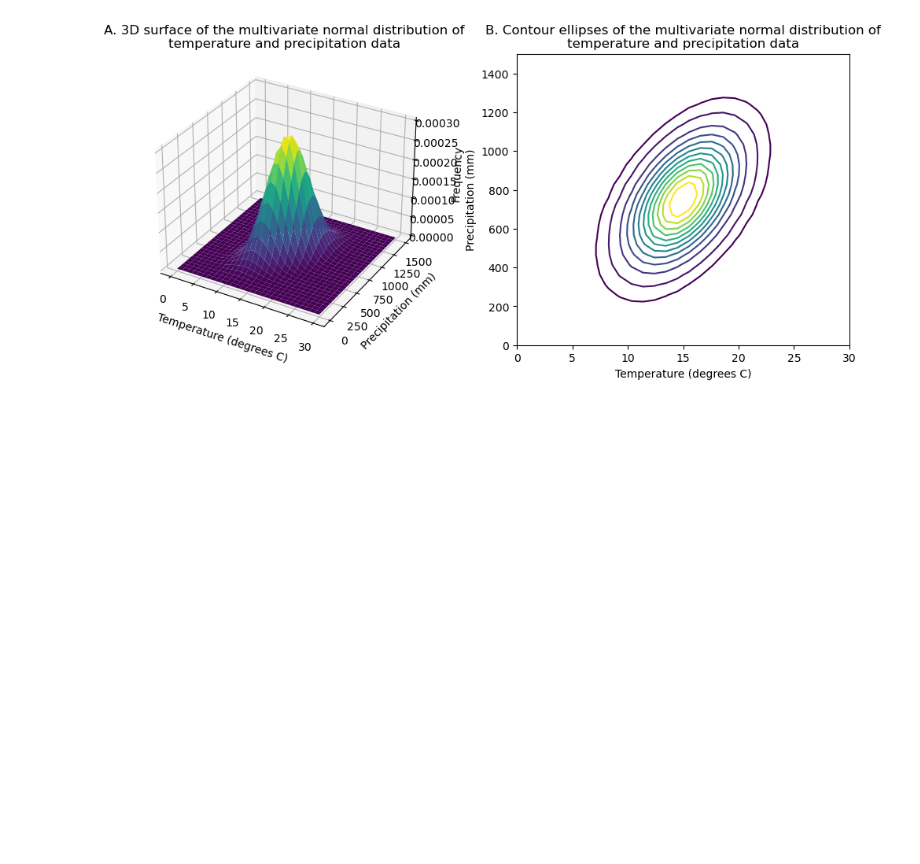
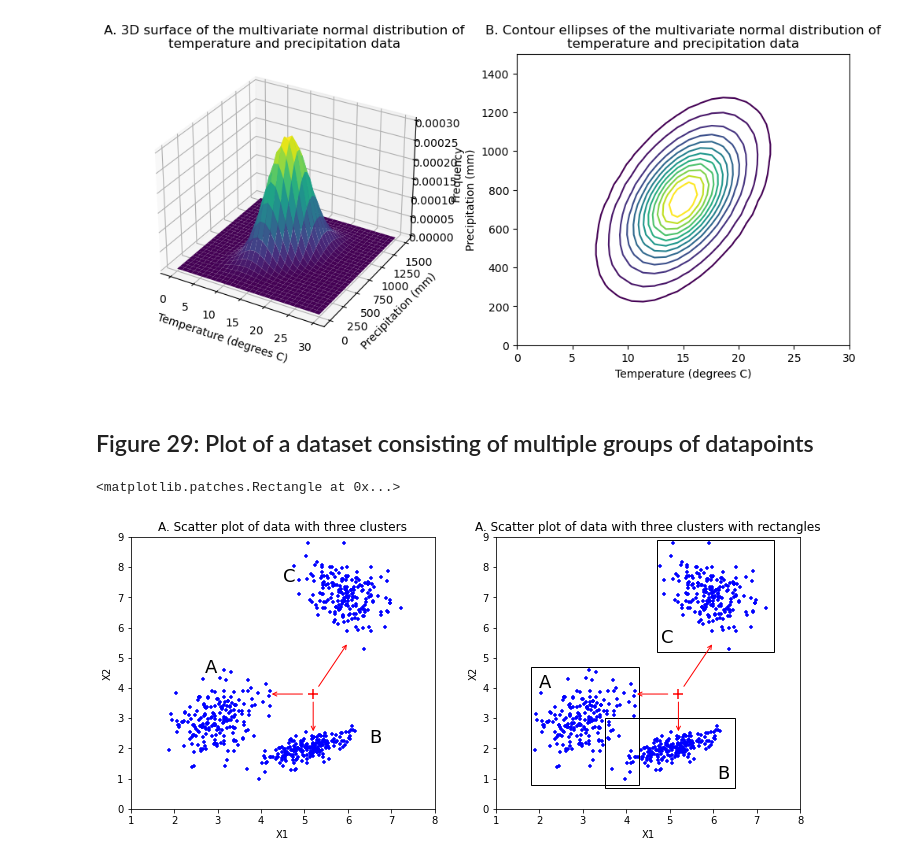
Before and after one commit to nielsjdewinter/VU_Data_analysis_Jupyter_labs, a Jupyter notebook: Syllabus_functions.ipynb, the cells around one changed output. Cells and saved outputs as stored; diff of their text form; code cells hidden in the pictures; blank space fills up the shorter version.

```diff
--- a/Syllabus_functions.ipynb
+++ b/Syllabus_functions.ipynb
@@ -957,3 +960,75 @@ ax.set_ylabel('Precipitation (mm)')
 plt.show()
 # %% [output]
 [figure]
+# %% [markdown]
+## Figure 29: Plot of a dataset consisting of multiple groups of datapoints
+# %%
+# Create dataset by sampling from three multivariate normal distributions
+np.random.seed(0) # Set seed
+
+samples1 = np.random.multivariate_normal([3, 3],
+    [[0.25, 0.5 * 0.6 * 0.3], [0.5 * 0.6 * 0.3, 0.36]], # Simulate correlation of 0.5
+    200
+)
+samples2 = np.random.multivariate_normal([5, 2],
+    [[0.25, 0.5 * 0.3 * 0.7], [0.5 * 0.3 * 0.7, 0.09]], # Simulate correlation of 0.5
+    200
+)
+samples3 = np.random.multivariate_normal([6, 7],
+    [[0.25, 0.5 * 0.6 * -0.3], [0.5 * 0.6 * -0.3, 0.36]], # Simulate correlation of 0.5
+    200
+)
+
+# Plot scatterplot panels
+
+# Create subplots
+fig, axs = plt.subplots(1, 2, figsize = (12, 5))
+
+# Plot A scatterplot
+axs[0].scatter(samples1[:, 0], samples1[:, 1], marker = '+', s = 10, color = "blue") # Plot histogram
+axs[0].scatter(samples2[:, 0], samples2[:, 1], marker = '+', s = 10, color = "blue") # Plot histogram
+axs[0].scatter(samples3[:, 0], samples3[:, 1], marker = '+', s = 10, color = "blue") # Plot histogram
+axs[0].scatter(5.2, 3.8, marker = '+', s = 100, color = "red") # Plot histogram
+axs[0].set_title('A. Scatter plot of data with three clusters')
+axs[0].set_ylabel('X2')
+axs[0].set_xlabel('X1')
+axs[0].set_ylim(0, 9)
+axs[0].set_xlim(1, 8)
+axs[0].text(2.7, 4.5, 'A', size = 18)
+axs[0].text(6.5, 2.2, 'B', size = 18)
+axs[0].text(4.5, 7.5, 'C', size = 18)
+
+# Add annotation with arrows
+axs[0].annotate('', xy = (5.2, 2.5), xytext = (5.2, 3.6), arrowprops = dict(arrowstyle = '->', color = 'red'))
+axs[0].annotate('', xy = (4.2, 3.8), xytext = (5.0, 3.8), arrowprops = dict(arrowstyle = '->', color = 'red'))
+axs[0].annotate('', xy = (6, 5.5), xytext = (5.3, 4), arrowprops = dict(arrowstyle = '->', color = 'red'))
+
+# Plot B scatterplot with rectangles and arrows
+axs[1].scatter(samples1[:, 0], samples1[:, 1], marker = '+', s = 10, color = "blue") # Plot histogram
+axs[1].scatter(samples2[:, 0], samples2[:, 1], marker = '+', s = 10, color = "blue") # Plot histogram
+axs[1].scatter(samples3[:, 0], samples3[:, 1], marker = '+', s = 10, color = "blue") # Plot histogram
+axs[1].scatter(5.2, 3.8, marker = '+', s = 100, color = "red") # Plot histogram
+axs[1].set_title('A. Scatter plot of data with three clusters with rectangles')
+axs[1].set_ylabel('X2')
+axs[1].set_xlabel('X1')
+axs[1].set_ylim(0, 9)
+axs[1].set_xlim(1, 8)
+axs[1].text(2.0, 4.0, 'A', size = 18)
+axs[1].text(6.1, 1.0, 'B', size = 18)
+axs[1].text(4.8, 5.5, 'C', size = 18)
+
+# Add annotation with arrows
+axs[1].annotate('', xy = (5.2, 2.5), xytext = (5.2, 3.6), arrowprops = dict(arrowstyle = '->', color = 'red'))
+axs[1].annotate('', xy = (4.2, 3.8), xytext = (5.0, 3.8), arrowprops = dict(arrowstyle = '->', color = 'red'))
+axs[1].annotate('', xy = (6, 5.5), xytext = (5.3, 4), arrowprops = dict(arrowstyle = '->', color = 'red'))
+
+# Add rectangles
+rectA = patches.Rectangle(xy = (1.8, 0.8), width = 2.5, height = 3.9, edgecolor = 'black', facecolor = 'none')
+rectB = patches.Rectangle(xy = (3.5, 0.7), width = 3.0, height = 2.3, edgecolor = 'black', facecolor = 'none')
+rectC = patches.Rectangle(xy = (4.7, 5.2), width = 2.7, height = 3.7, edgecolor = 'black', facecolor = 'none')
+axs[1].add_patch(rectA)
+axs[1].add_patch(rectB)
+axs[1].add_patch(rectC)
+# %% [output]
+<matplotlib.patches.Rectangle at 0x...>
+[figure, added]
```
Also changed, not shown: parts of 13 cells of this notebook, 1 other file.
